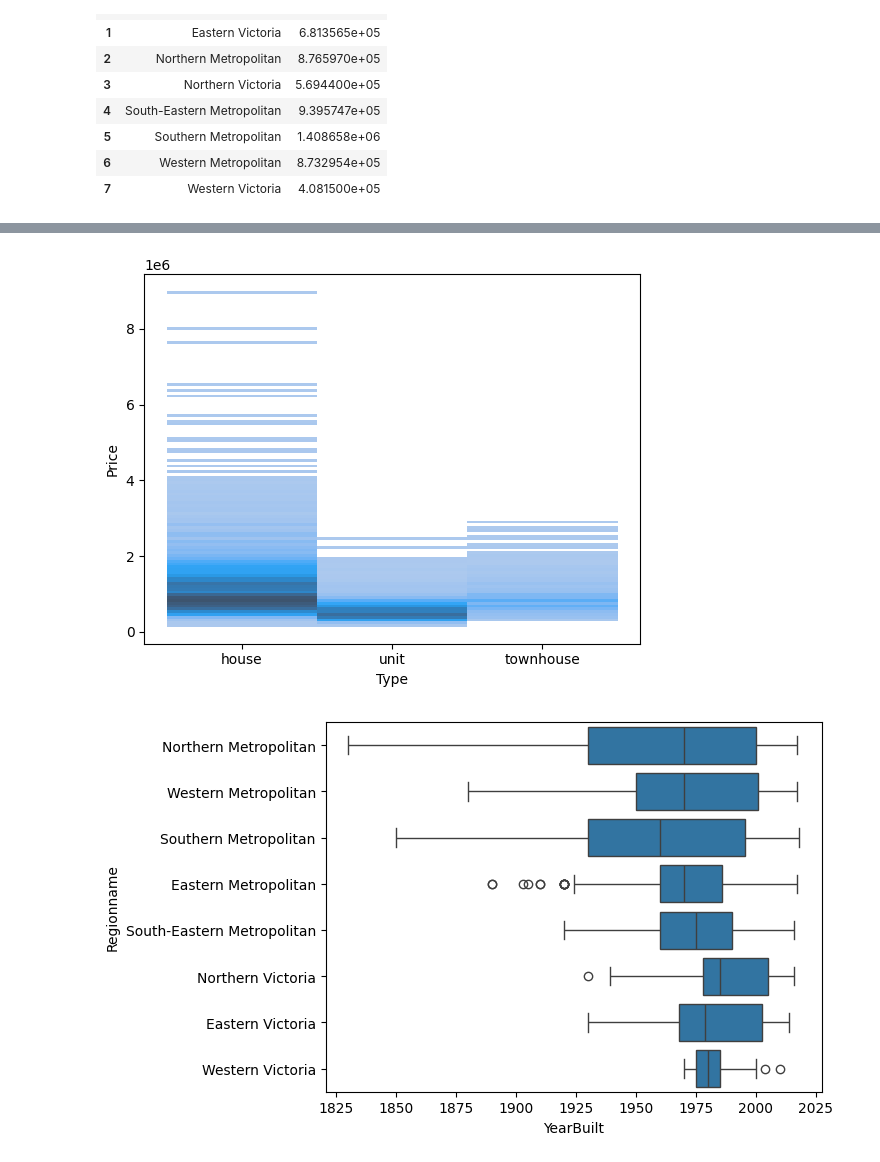
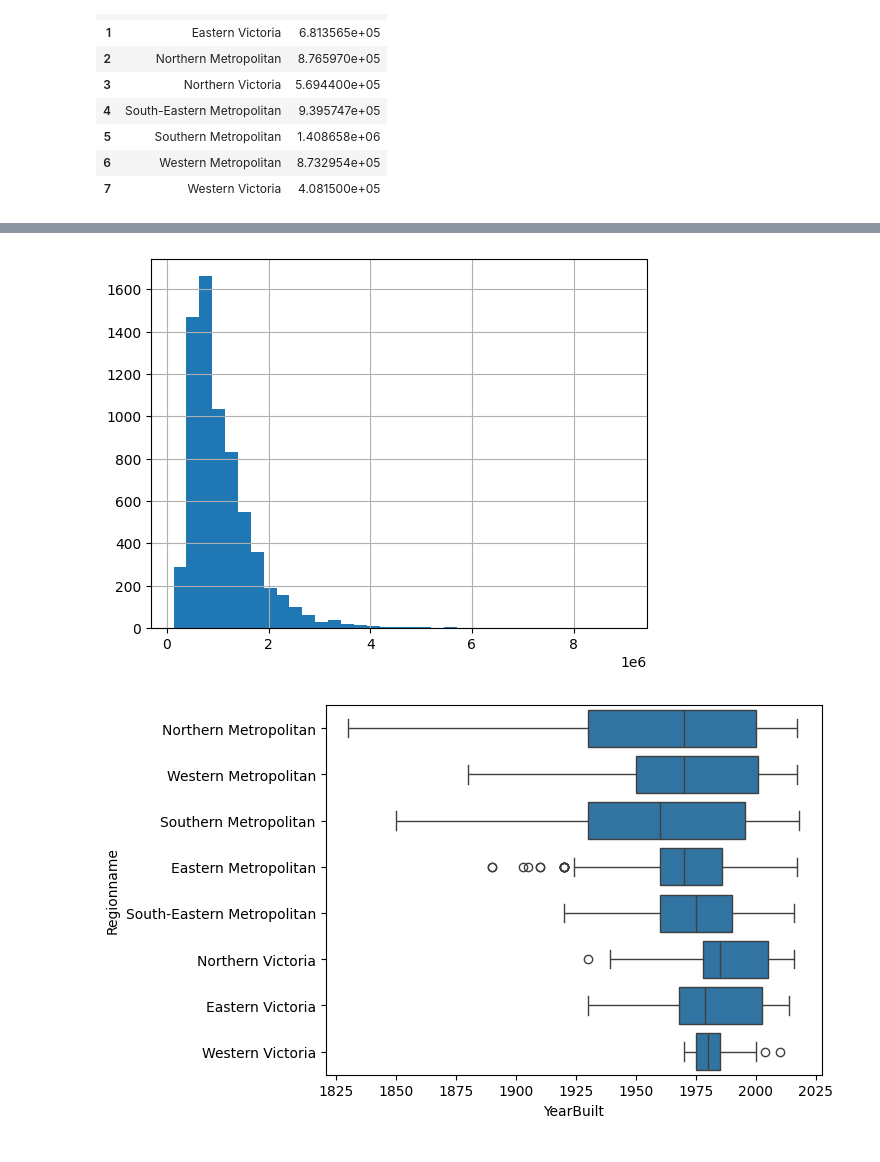
Before and after one commit to Tyson-RChandler/Tyson, a Jupyter notebook: Quiz 2.ipynb, the cells around one changed output, grey strips where cells are left out. Cells and saved outputs as stored; diff of their text form; code cells hidden in the pictures.

```diff
--- a/Quiz 2.ipynb
+++ b/Quiz 2.ipynb
@@ -78,8 +72,8 @@ plt.show()
 # %%
-sns.histplot(x='Type',y='Price', data=df)
+df['Price'].hist(bins=35)
 plt.show()
 # %% [output]
-[figure, old version]
+[figure, new version]
 # %%
 sns.boxplot(x='YearBuilt', y='Regionname', data=df, orient='h')
 plt.show()
```
Also changed, not shown: parts of 1 cell of this notebook.
